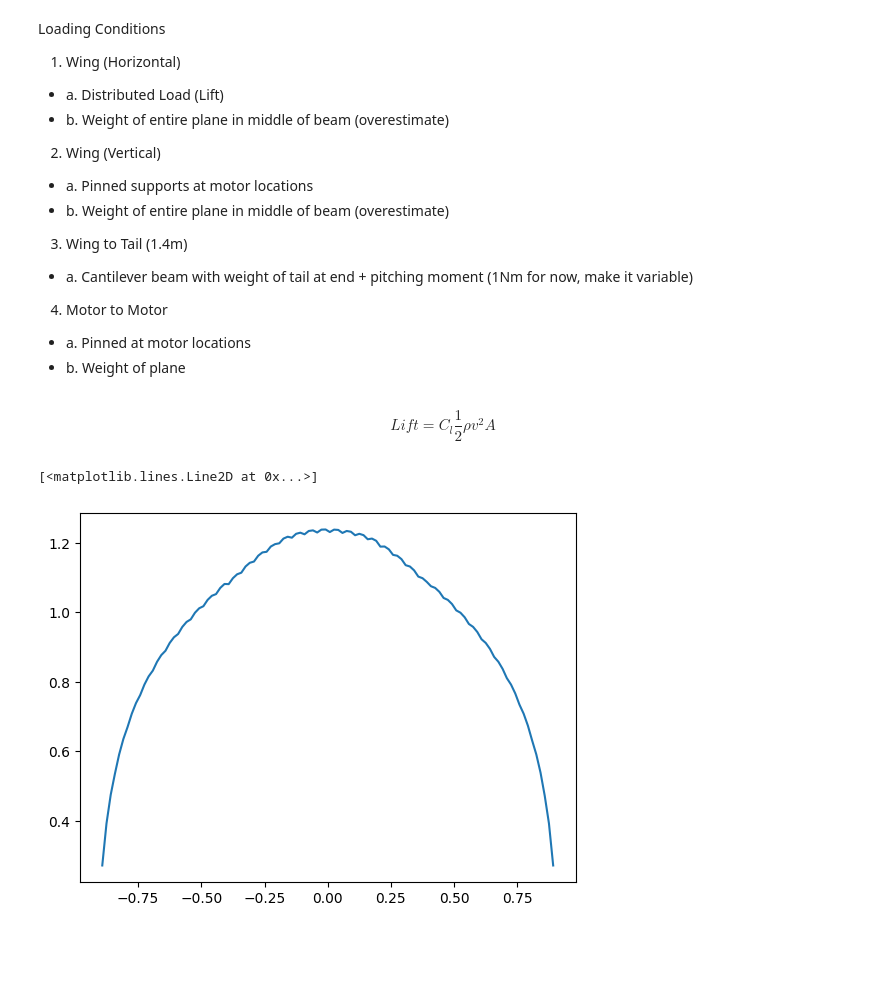
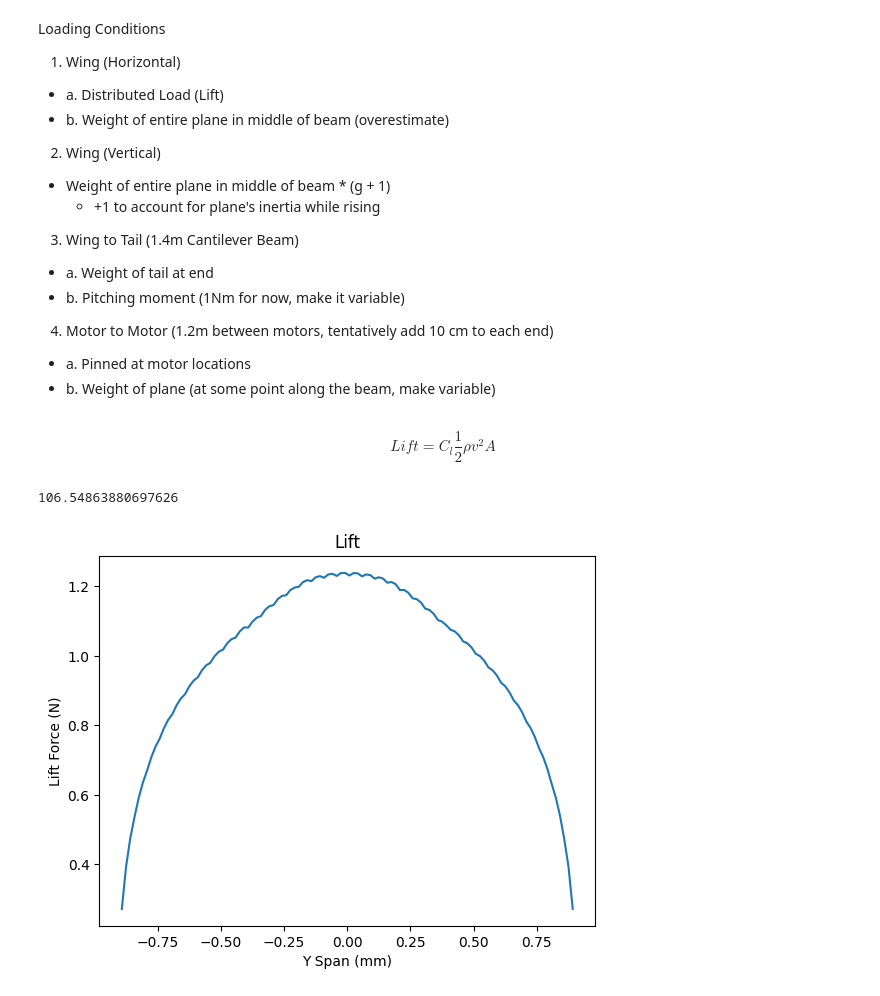
Before and after one commit to ubcuas/Aircraft-Scripts-2023, a Jupyter notebook: Beam_bending_Python/main.ipynb, the cells around one changed output. Saved outputs shown, nothing was run; the diff lists cells and outputs as text; code cells hidden in the pictures; blank space fills up the shorter version.

```diff
--- a/Beam_bending_Python/main.ipynb
+++ b/Beam_bending_Python/main.ipynb
@@ -6,15 +6,16 @@ Loading Conditions
 - b. Weight of entire plane in middle of beam (overestimate)
 
 2. Wing (Vertical)
-- a. Pinned supports at motor locations
-- b. Weight of entire plane in middle of beam (overestimate)
+- Weight of entire plane in middle of beam * (g + 1)
+    - +1 to account for plane's inertia while rising
 
-3. Wing to Tail (1.4m)
-- a. Cantilever beam with weight of tail at end + pitching moment (1Nm for now, make it variable)
+3. Wing to Tail (1.4m Cantilever Beam)
+- a. Weight of tail at end
+- b. Pitching moment (1Nm for now, make it variable)
 
-4. Motor to Motor
+4. Motor to Motor (1.2m between motors, tentatively add 10 cm to each end)
 - a. Pinned at motor locations
-- b. Weight of plane
+- b. Weight of plane (at some point along the beam, make variable)
 # %%
 import matplotlib.pyplot as plt
 import numpy as np
@@ -28,10 +73,17 @@ $$Lift = C_l \frac{1}{2}\rho v^2 A $$
 rho = 1.225 # kg/m^3
 v = 18 # m/s
 # %%
-df = pd.read_csv('Book1.csv')
+df = pd.read_csv('Wing_Data.csv')
 df['area'] = df['del_y']*df['Chord']
 df['lift'] = df['area']*df['cl']*0.5*rho*v**2
 plt.plot(df['y_span'],df['lift'])
+
+plt.title("Lift")
+plt.xlabel("Y Span (mm)")
+plt.ylabel("Lift Force (N)")
+
+totalLift = sum(df['lift'])
+totalLift
 # %% [output]
-[<matplotlib.lines.Line2D at 0x...>]
+106.54863880697626
-[figure, old version]
+[figure, new version]
```
Also changed, not shown: parts of 18 cells of this notebook, 4 other files.
